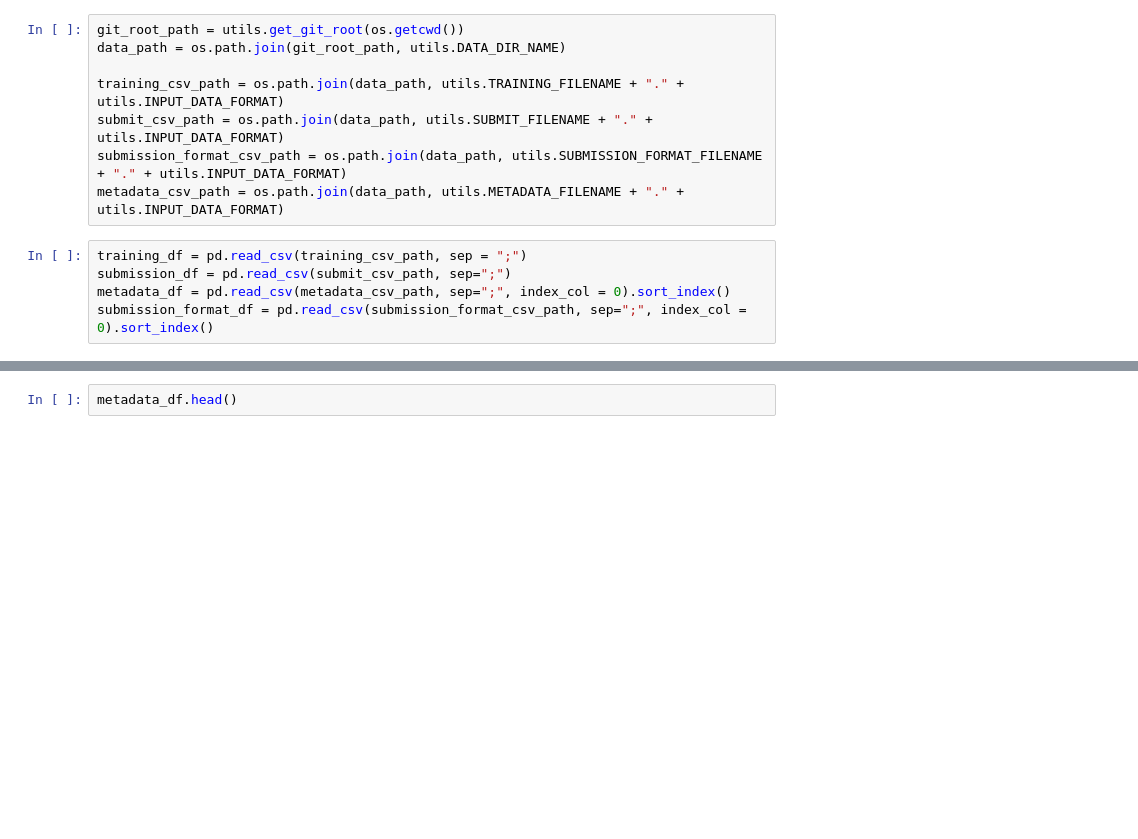
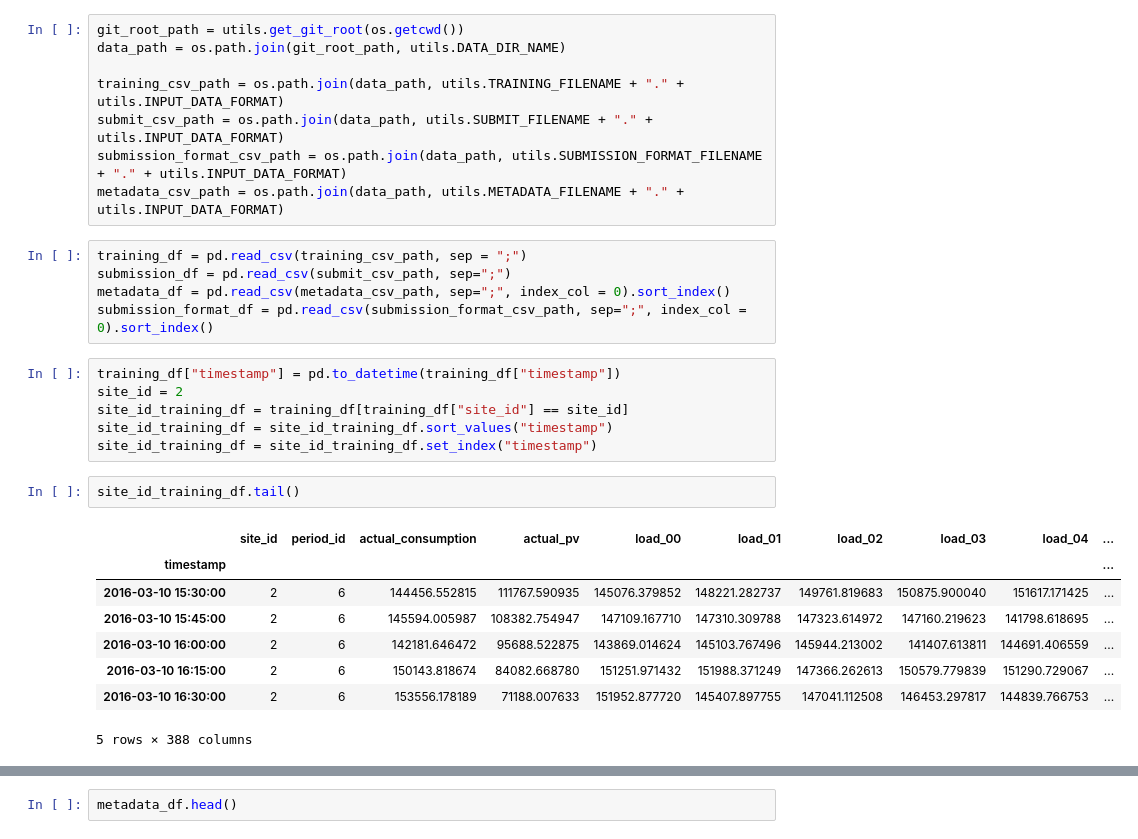
Before and after one commit to b-o-l-l-a/power-laws-optimizing-demand-side-strategies, a Jupyter notebook: notebooks/step-1-initial-eda.ipynb, the cells around one changed output, grey strips where cells are left out. Drawn from its saved outputs; the diff is of its cells as text; blank space fills up the shorter version.

```diff
--- a/notebooks/step-1-initial-eda.ipynb
+++ b/notebooks/step-1-initial-eda.ipynb
@@ -16,3 +19,20 @@ training_df = pd.read_csv(training_csv_path, sep = ";")
 submission_df = pd.read_csv(submit_csv_path, sep=";")
 metadata_df = pd.read_csv(metadata_csv_path, sep=";", index_col = 0).sort_index()
 submission_format_df = pd.read_csv(submission_format_csv_path, sep=";", index_col = 0).sort_index()
+# %%
+training_df["timestamp"] = pd.to_datetime(training_df["timestamp"])
+site_id = 2
+site_id_training_df = training_df[training_df["site_id"] == site_id]
+site_id_training_df = site_id_training_df.sort_values("timestamp")
+site_id_training_df = site_id_training_df.set_index("timestamp")
+# %%
+site_id_training_df.tail()
+# %% [output]
+|  | site_id | period_id | actual_consumption | actual_pv | load_00 | load_01 | load_02 | load_03 | load_04 | ... |
+| timestamp |  |  |  |  |  |  |  |  |  | ... |
+| 2016-03-10 15:30:00 | 2 | 6 | 144456.552815 | 111767.590935 | 145076.379852 | 148221.282737 | 149761.819683 | 150875.900040 | 151617.171425 | ... |
+| 2016-03-10 15:45:00 | 2 | 6 | 145594.005987 | 108382.754947 | 147109.167710 | 147310.309788 | 147323.614972 | 147160.219623 | 141798.618695 | ... |
+| 2016-03-10 16:00:00 | 2 | 6 | 142181.646472 | 95688.522875 | 143869.014624 | 145103.767496 | 145944.213002 | 141407.613811 | 144691.406559 | ... |
+| 2016-03-10 16:15:00 | 2 | 6 | 150143.818674 | 84082.668780 | 151251.971432 | 151988.371249 | 147366.262613 | 150579.779839 | 151290.729067 | ... |
+| 2016-03-10 16:30:00 | 2 | 6 | 153556.178189 | 71188.007633 | 151952.877720 | 145407.897755 | 147041.112508 | 146453.297817 | 144839.766753 | ... |
+5 rows × 388 columns
```
Also changed, not shown: parts of 8 cells of this notebook, 5 other files.
